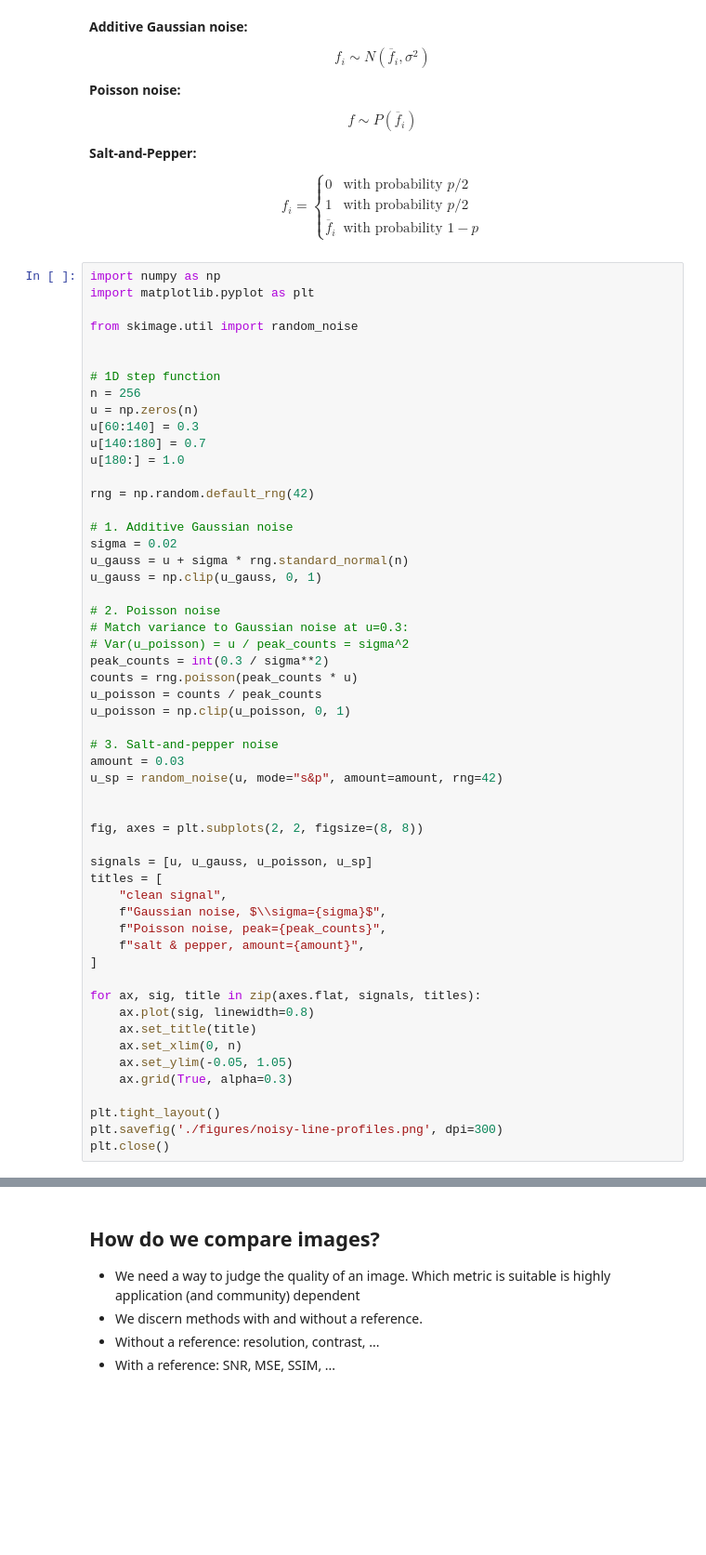
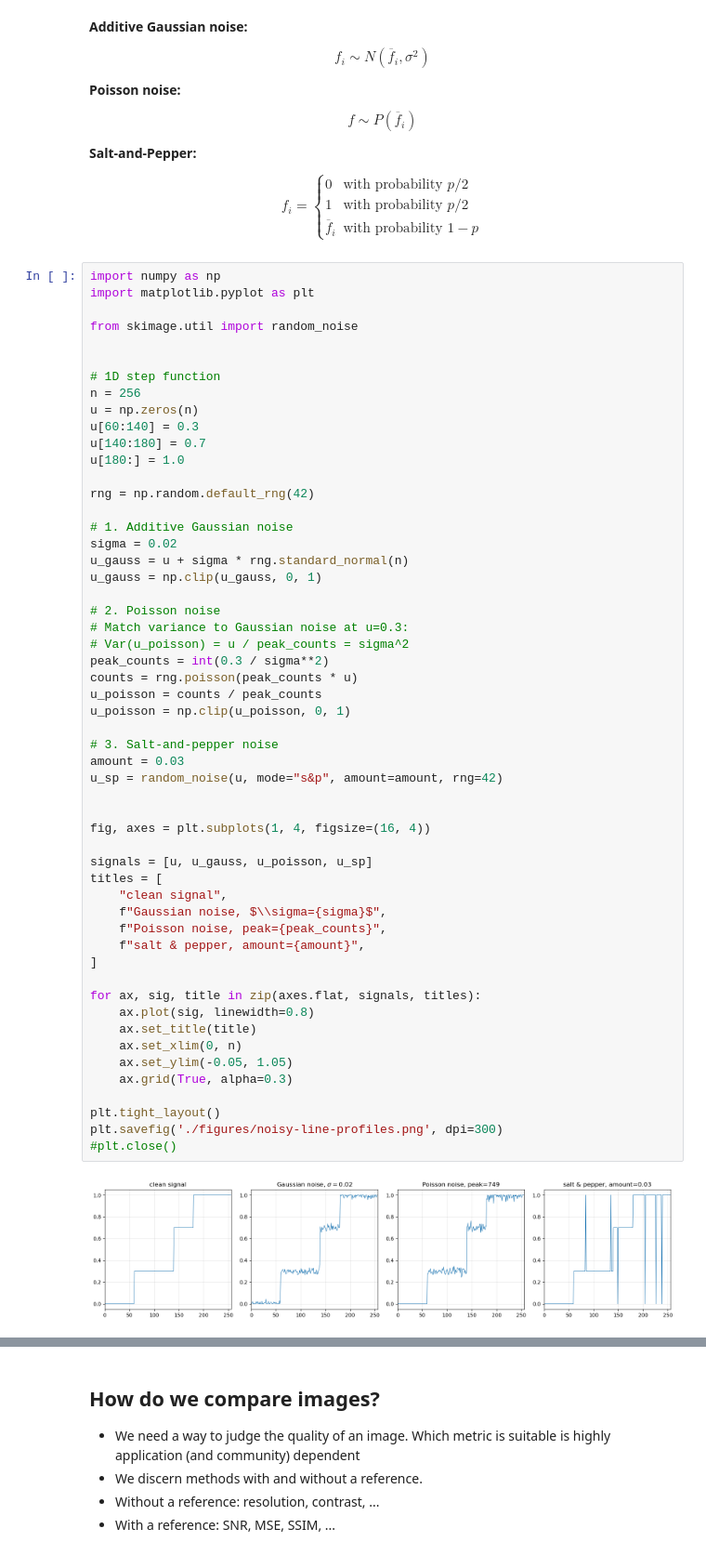
Before and after one commit to cicwi/denoising-tutorial, a Jupyter notebook: presentation-tristan/Presentation.ipynb, the cells around one changed output, grey strips where cells are left out. Shown at 93% size. Cells and saved outputs as stored; diff of their text form; blank space fills up the shorter version.

Commit message:
update of plot

```diff
--- a/presentation-tristan/Presentation.ipynb
+++ b/presentation-tristan/Presentation.ipynb
@@ -106,34 +106,36 @@ u_gauss = np.clip(u_gauss, 0, 1)
 # Match variance to Gaussian noise at u=0.3:
 # Var(u_poisson) = u / peak_counts = sigma^2
 peak_counts = int(0.3 / sigma**2)
 counts = rng.poisson(peak_counts * u)
 u_poisson = counts / peak_counts
 u_poisson = np.clip(u_poisson, 0, 1)
 
 # 3. Salt-and-pepper noise
 amount = 0.03
 u_sp = random_noise(u, mode="s&p", amount=amount, rng=42)
 
 
-fig, axes = plt.subplots(2, 2, figsize=(8, 8))
+fig, axes = plt.subplots(1, 4, figsize=(16, 4))
 
 signals = [u, u_gauss, u_poisson, u_sp]
 titles = [
     "clean signal",
     f"Gaussian noise, $\\sigma={sigma}$",
     f"Poisson noise, peak={peak_counts}",
     f"salt & pepper, amount={amount}",
 ]
 
 for ax, sig, title in zip(axes.flat, signals, titles):
     ax.plot(sig, linewidth=0.8)
     ax.set_title(title)
     ax.set_xlim(0, n)
     ax.set_ylim(-0.05, 1.05)
     ax.grid(True, alpha=0.3)
 
 plt.tight_layout()
 plt.savefig('./figures/noisy-line-profiles.png', dpi=300)
-plt.close()
+#plt.close()
+# %% [output]
+[figure, added]
 # %% [markdown]
 ![](./figures/noisy-line-profiles.png)
```
Also changed, not shown: parts of 1 cell of this notebook, 3 other files.
